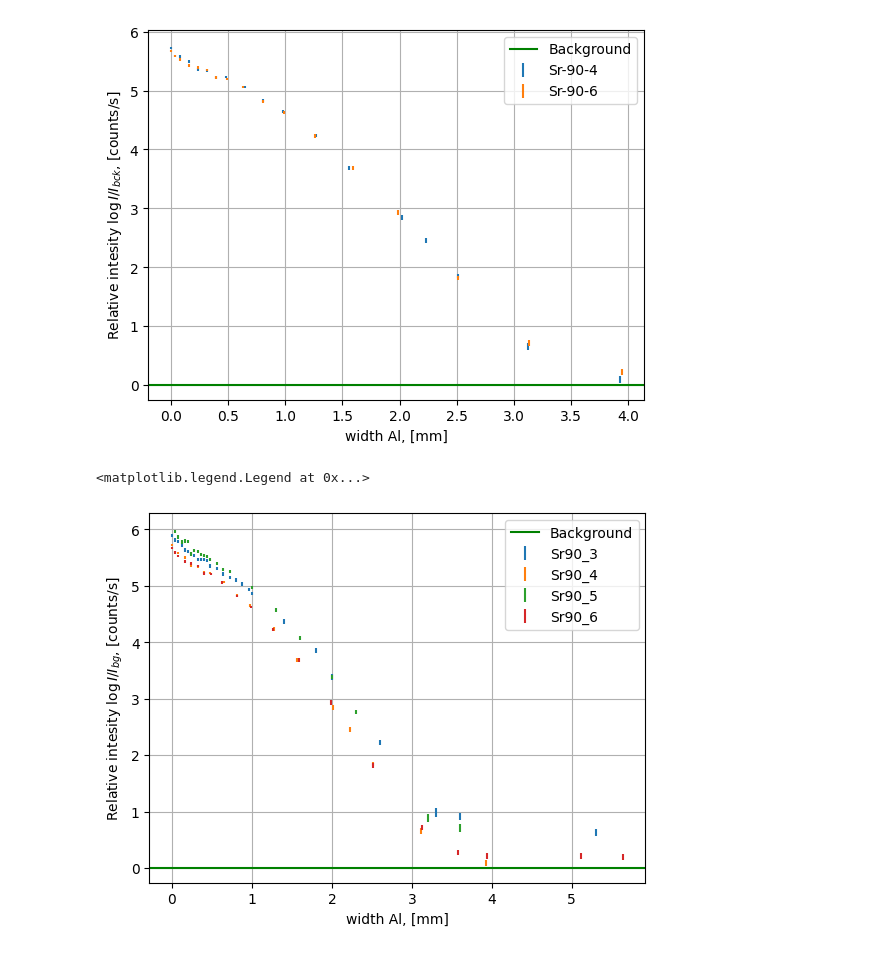
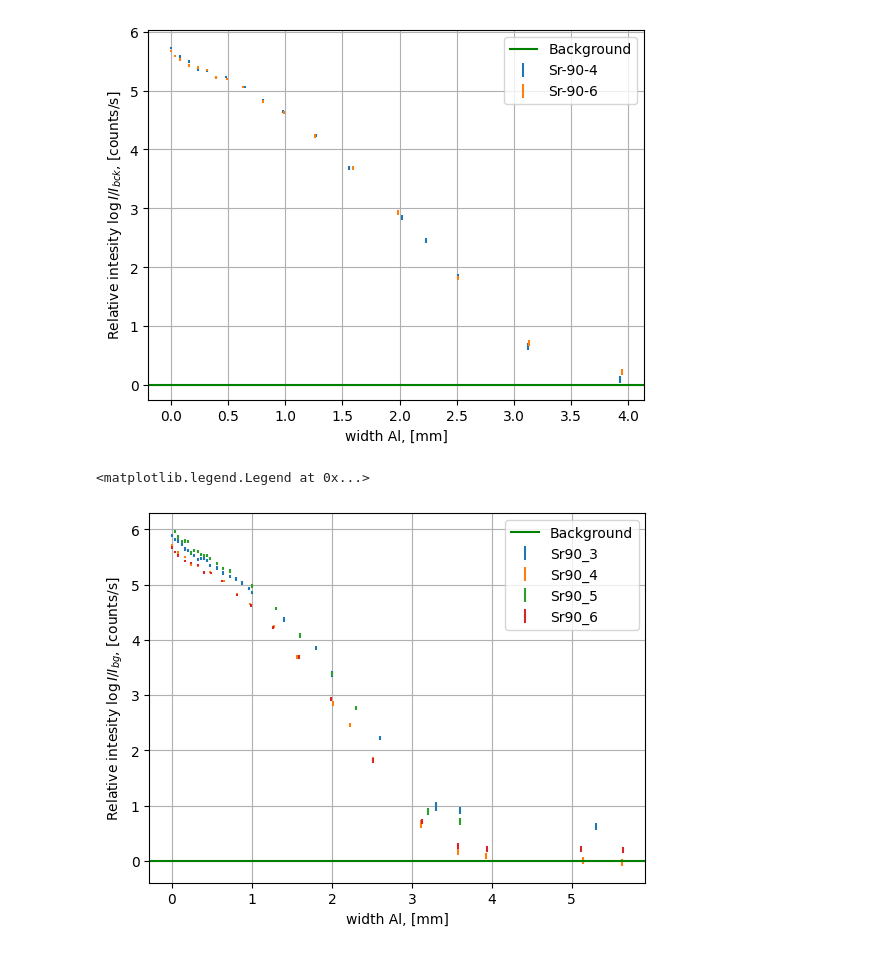
Before and after one commit to evgeny-kolonsky/Lab4_Nuclear, a Jupyter notebook: Lab4_beta_attenuation.ipynb, the cells around one changed output. Saved outputs shown, nothing was run; the diff lists cells and outputs as text; code cells hidden in the pictures.

```diff
--- a/Lab4_beta_attenuation.ipynb
+++ b/Lab4_beta_attenuation.ipynb
@@ -112,22 +112,22 @@ plt.legend()
 # %%
 URL = 'https://raw.githubusercontent.com/tphlabs/data/main/Lab4_Nuclear/2023_12_26/'
 for num in [3,4,5, 6]:
   filename = f'sr-90-{num}.txt'
-  data = np.genfromtxt(filename)
+  data = np.genfromtxt(URL + filename)
   d, counts, time = data.T
   delta = 1/np.sqrt(counts) # relative error
   I = counts / time
   I_rel = I / I_background # relative
   I_err = delta * I_rel
   log_I_rel = I_err / I_rel # error of log
 
   plt.errorbar(d, np.log(I_rel), yerr=log_I_rel, linestyle='', label=f'Sr90_{num}')
 
 plt.axhline(0, color='green', label='Background')
 plt.xlabel('width Al, [mm]')
 plt.ylabel(r'Relative intesity $\log I/I_{bg}$, [counts/s]')
 plt.grid()
 plt.legend()
 # %% [output]
 <matplotlib.legend.Legend at 0x...>
-[figure, old version]
+[figure, new version]
```
Also changed, not shown: parts of 4 cells of this notebook.
